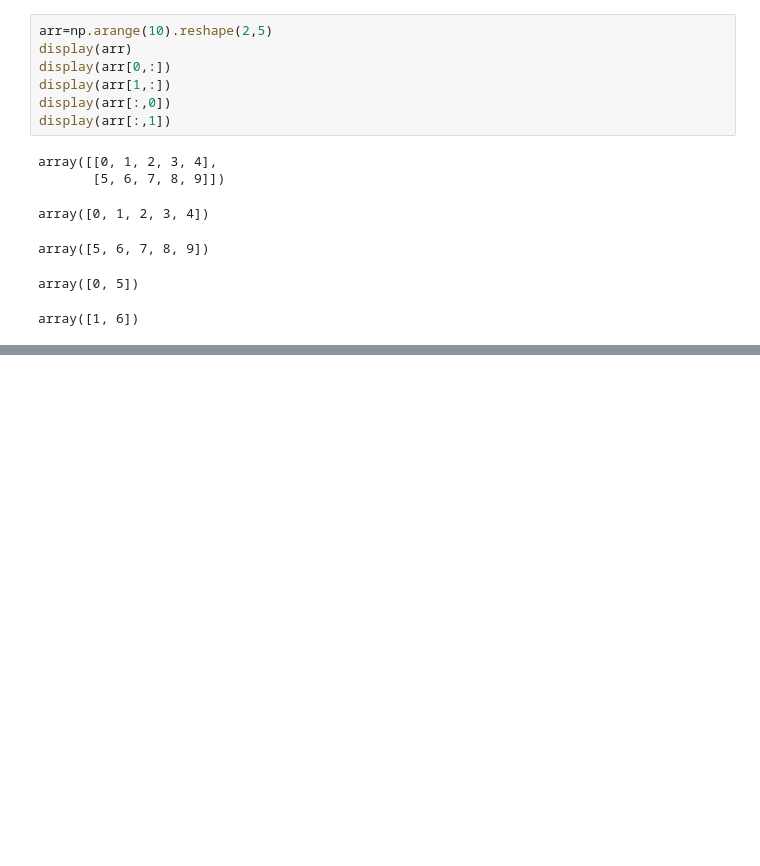
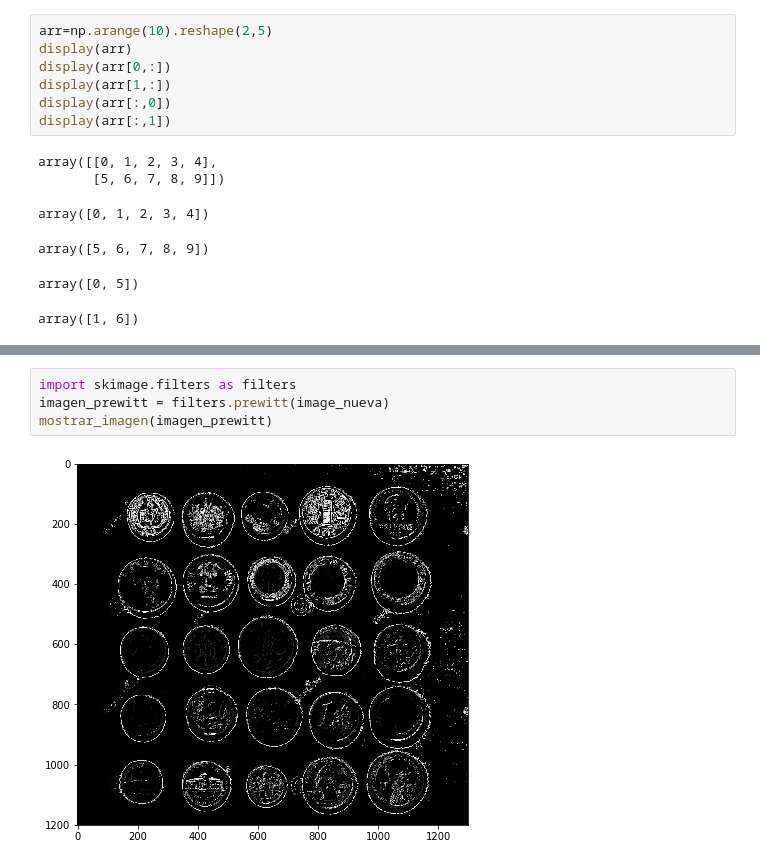
Before and after one commit to miguelalejo/IA_MachineLearning_Python, a Jupyter notebook: PercepcionComputacional/ProcesamientoImagen.ipynb, the cells around one changed output, grey strips where cells are left out. Drawn from its saved outputs; the diff is of its cells as text; blank space fills up the shorter version.

```diff
--- a/PercepcionComputacional/ProcesamientoImagen.ipynb
+++ b/PercepcionComputacional/ProcesamientoImagen.ipynb
@@ -85,0 +94,6 @@ array([1, 6])
+# %%
+import skimage.filters as filters
+imagen_prewitt = filters.prewitt(image_nueva)
+mostrar_imagen(imagen_prewitt)
+# %% [output]
+[figure, added]
```
Also changed, not shown: parts of 8 cells of this notebook, 13 other files.
